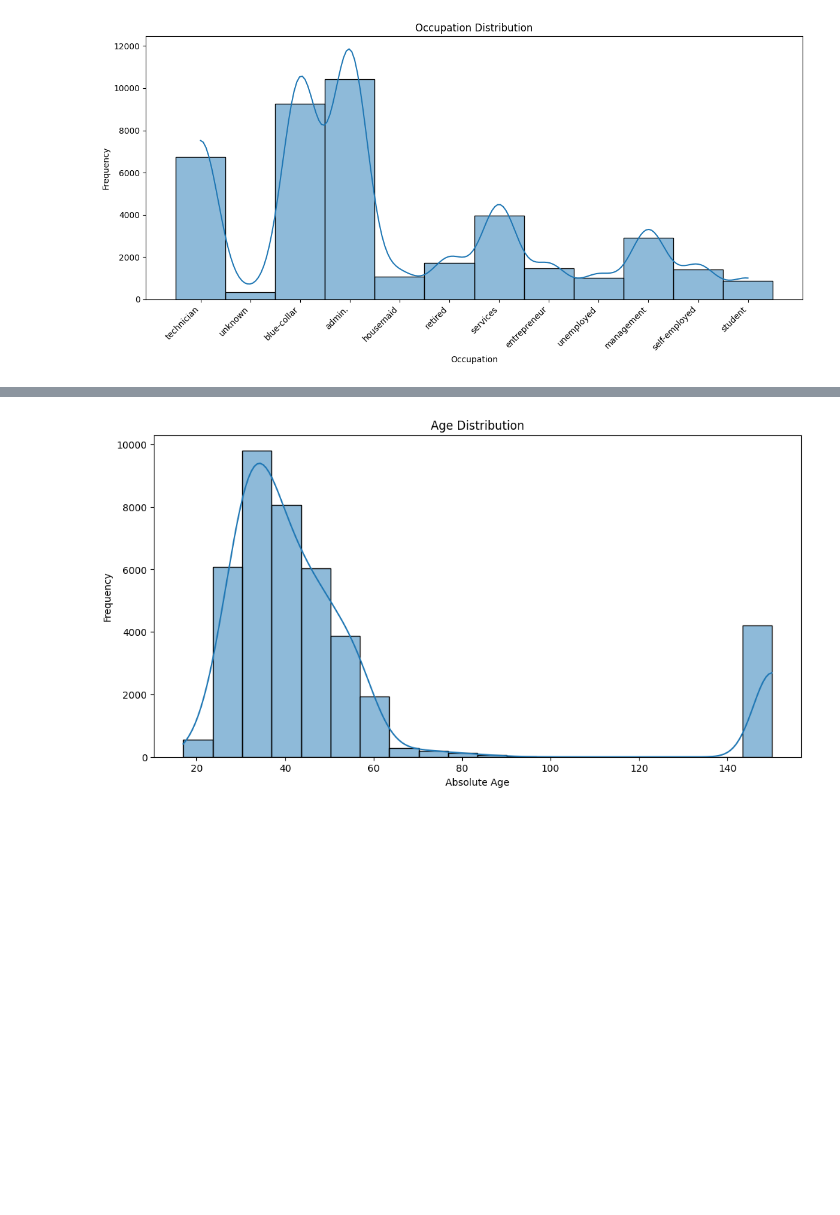
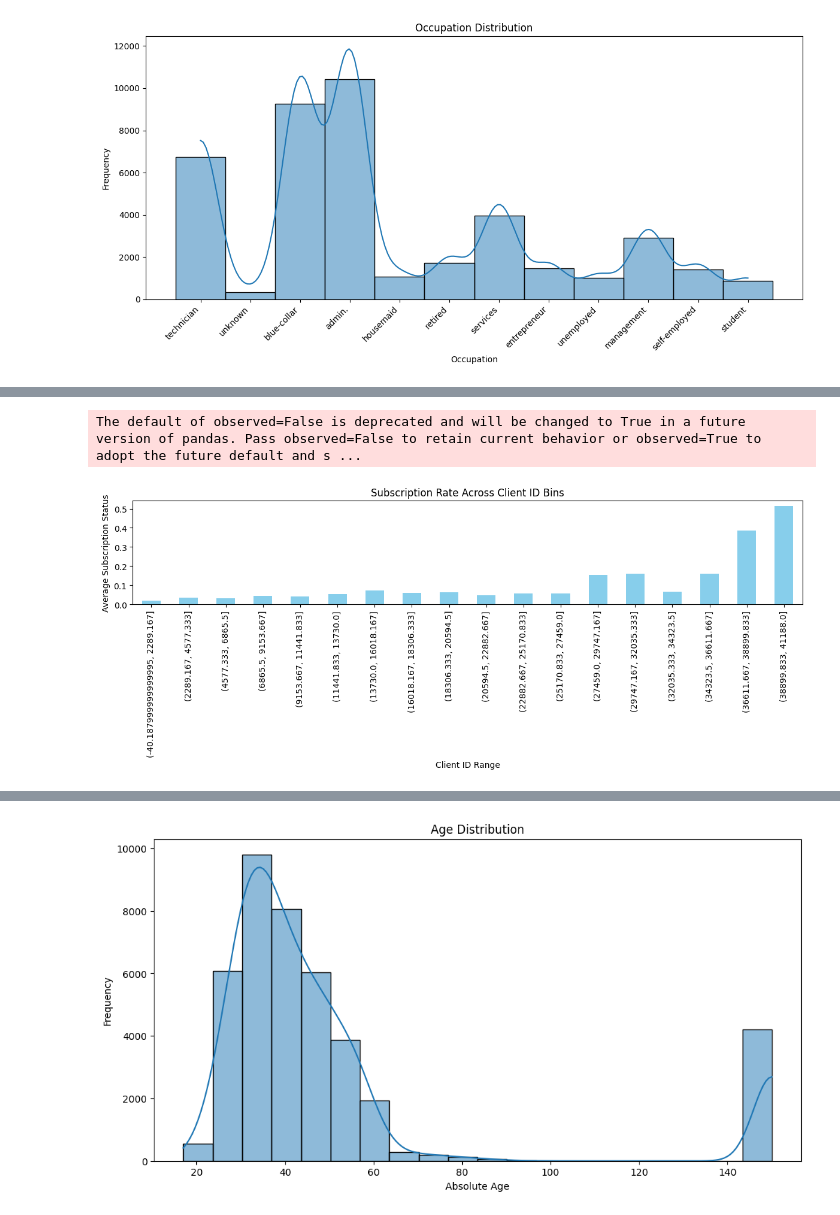
Before and after one commit to jayelinjiaqi/aiap20-jaye-lin-jiaqi-945I, a Jupyter notebook: eda.ipynb, the cells around one changed output, grey strips where cells are left out. Saved outputs shown, nothing was run; the diff lists cells and outputs as text; code cells hidden in the pictures; blank space fills up the shorter version.

```diff
--- a/eda.ipynb
+++ b/eda.ipynb
@@ -359,0 +457,22 @@ fig.show()
+# %%
+# Create equal-width bins for Client ID (e.g. 20 bins from 2 to 41000)
+df['ClientID_bin'] = pd.cut(df['Client ID'], bins=18, include_lowest=True)
+
+# Group by bins and calculate mean subscription rate
+bin_subscription_rate = df.groupby('ClientID_bin')['Subscription Status'].mean()
+
+# Plot the subscription rate across bins
+plt.figure(figsize=(12, 5))
+bin_subscription_rate.plot(kind='bar', color='skyblue')
+plt.title('Subscription Rate Across Client ID Bins')
+plt.xlabel('Client ID Range')
+plt.ylabel('Average Subscription Status')
+plt.xticks(rotation=90)
+plt.tight_layout()
+plt.show()
+
+# There seems to be a correlation between 'Client ID' and 'Subscription Status'
+# 'Client ID' could related to the branch of the bank
+# %% [output]
+The default of observed=False is deprecated and will be changed to True in a future version of pandas. Pass observed=False to retain current behavior or observed=True to adopt the future default and s ...
+[figure, added]
```
Also changed, not shown: parts of 10 cells of this notebook, 5 other files.
